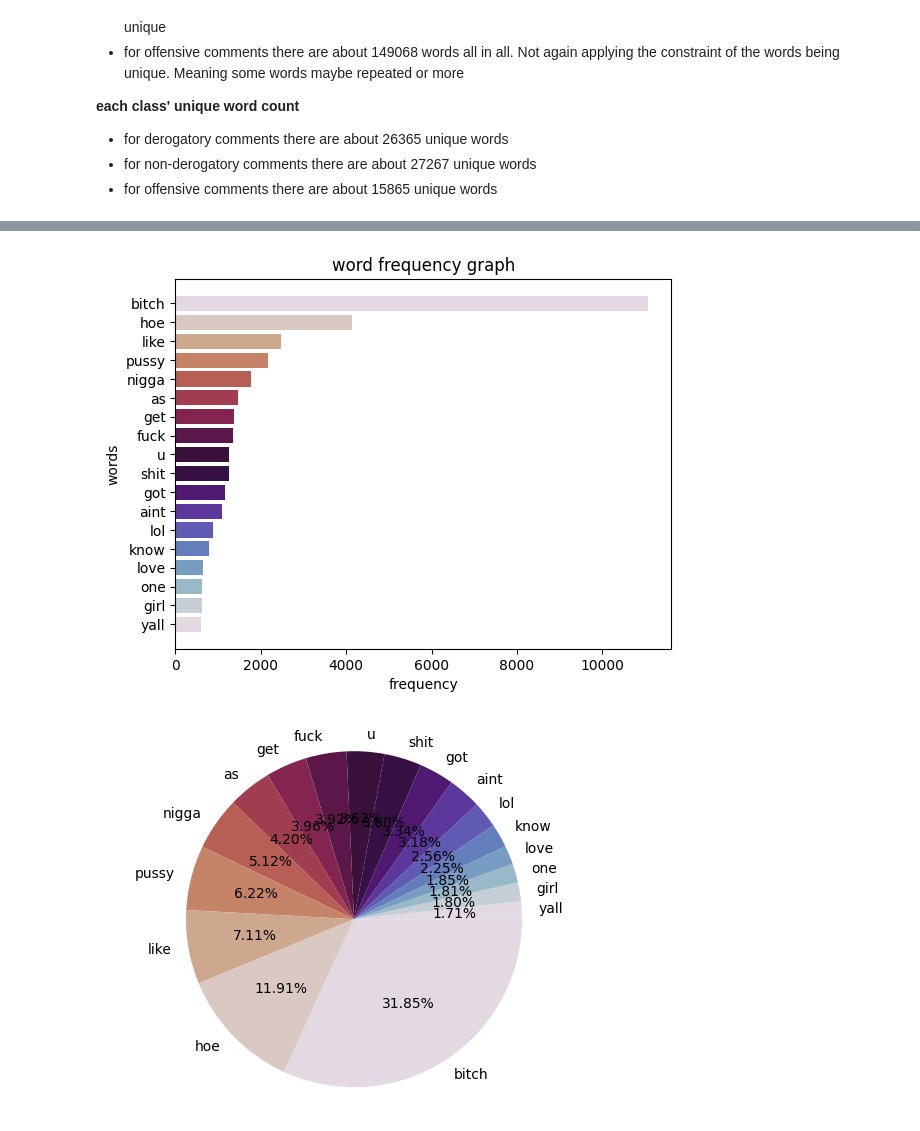
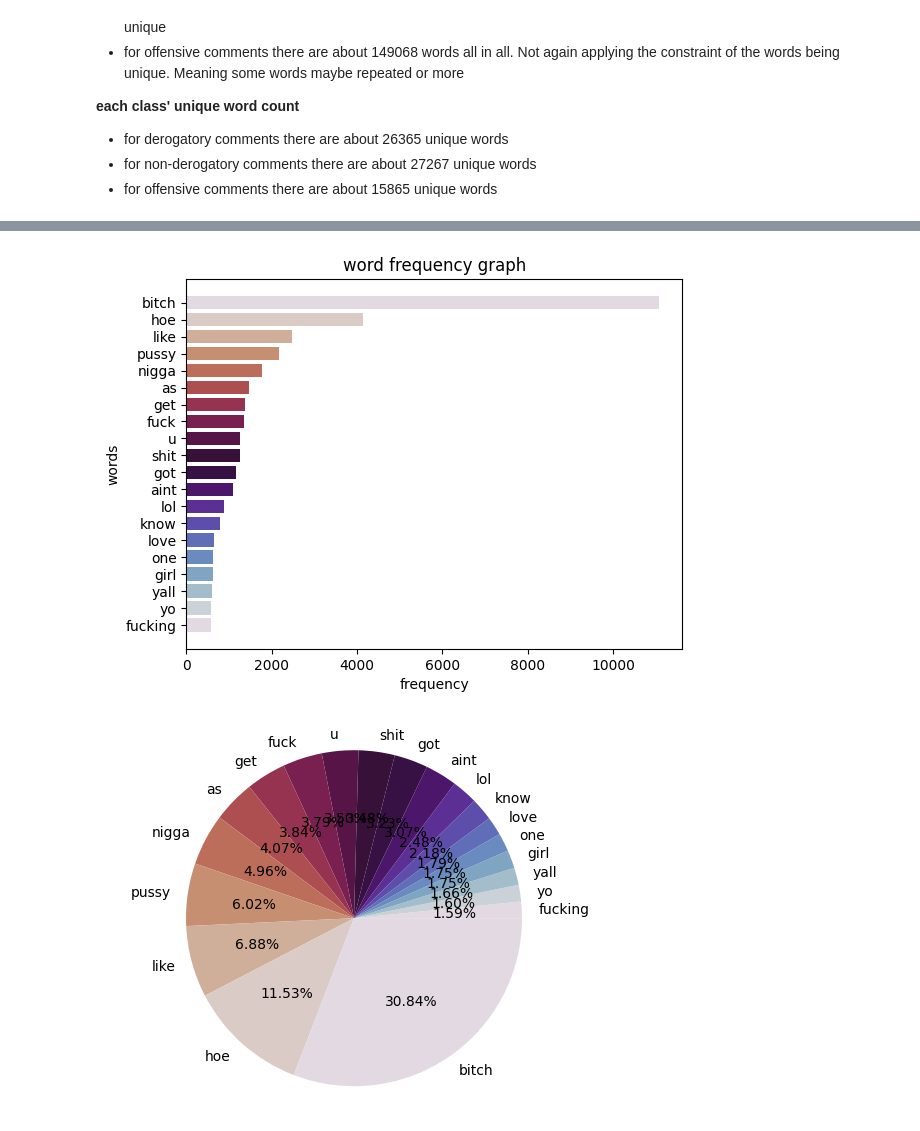
Before and after one commit to 08Aristodemus24/hate-speech-classifier, a Jupyter notebook: hate_speech_data_eda.ipynb, the cells around one changed output, grey strips where cells are left out. Saved outputs shown, nothing was run; the diff lists cells and outputs as text; code cells hidden in the pictures.

```diff
--- a/hate_speech_data_eda.ipynb
+++ b/hate_speech_data_eda.ipynb
@@ -192,6 +196,6 @@ view_word_frequency(non_derog_counts, colormap='viridis', label='non-derogatory
 # %%
-view_word_frequency(off_counts, colormap='twilight', label='offensive words frequencies', limit=18)
-view_word_frequency(off_counts, colormap='twilight', label='offensive words frequencies', kind='pie', limit=18)
+view_word_frequency(off_counts, colormap='twilight', label='offensive words frequencies', limit=20)
+view_word_frequency(off_counts, colormap='twilight', label='offensive words frequencies', kind='pie', limit=20)
 # %% [output]
-[figure, old version]
+[figure, new version]
-[figure, old version]
+[figure, new version]
```
Also changed, not shown: parts of 3 cells of this notebook, 2 other files.
